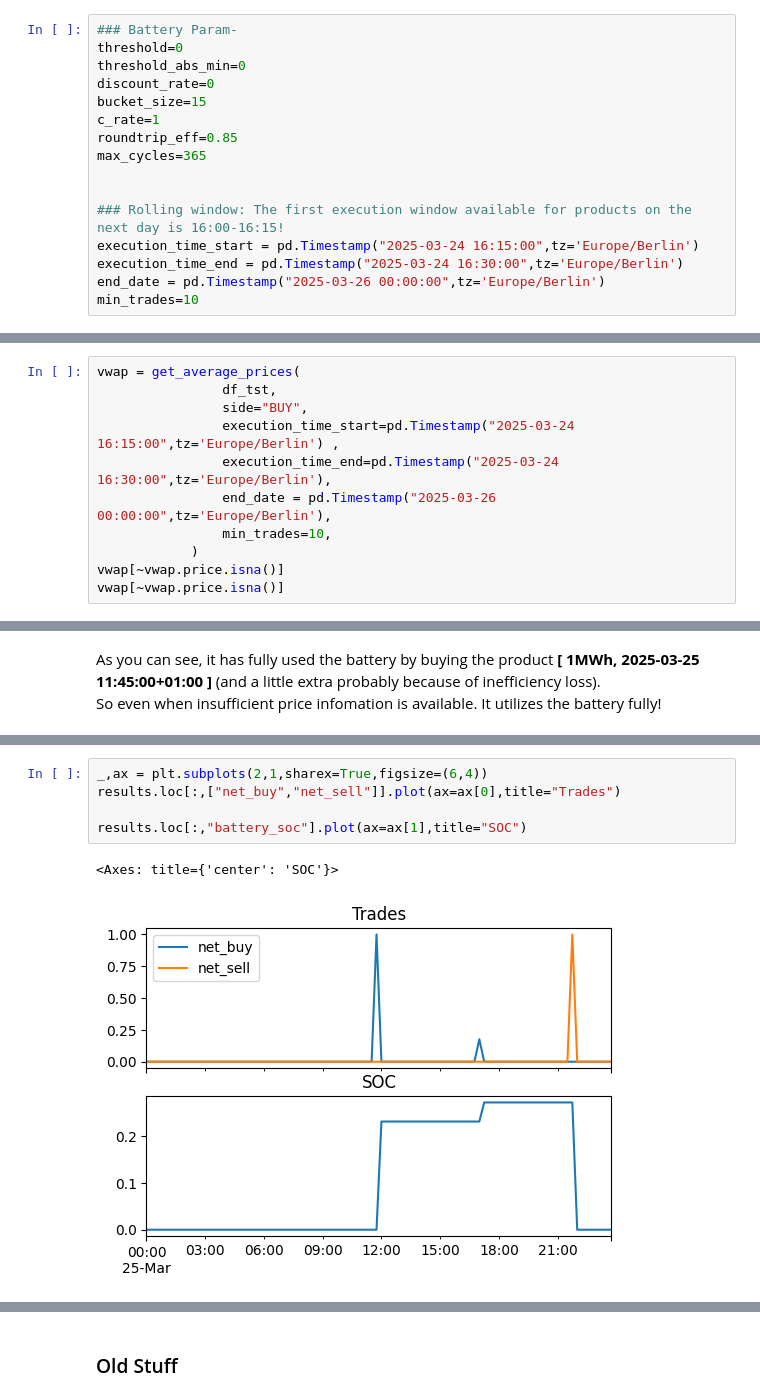
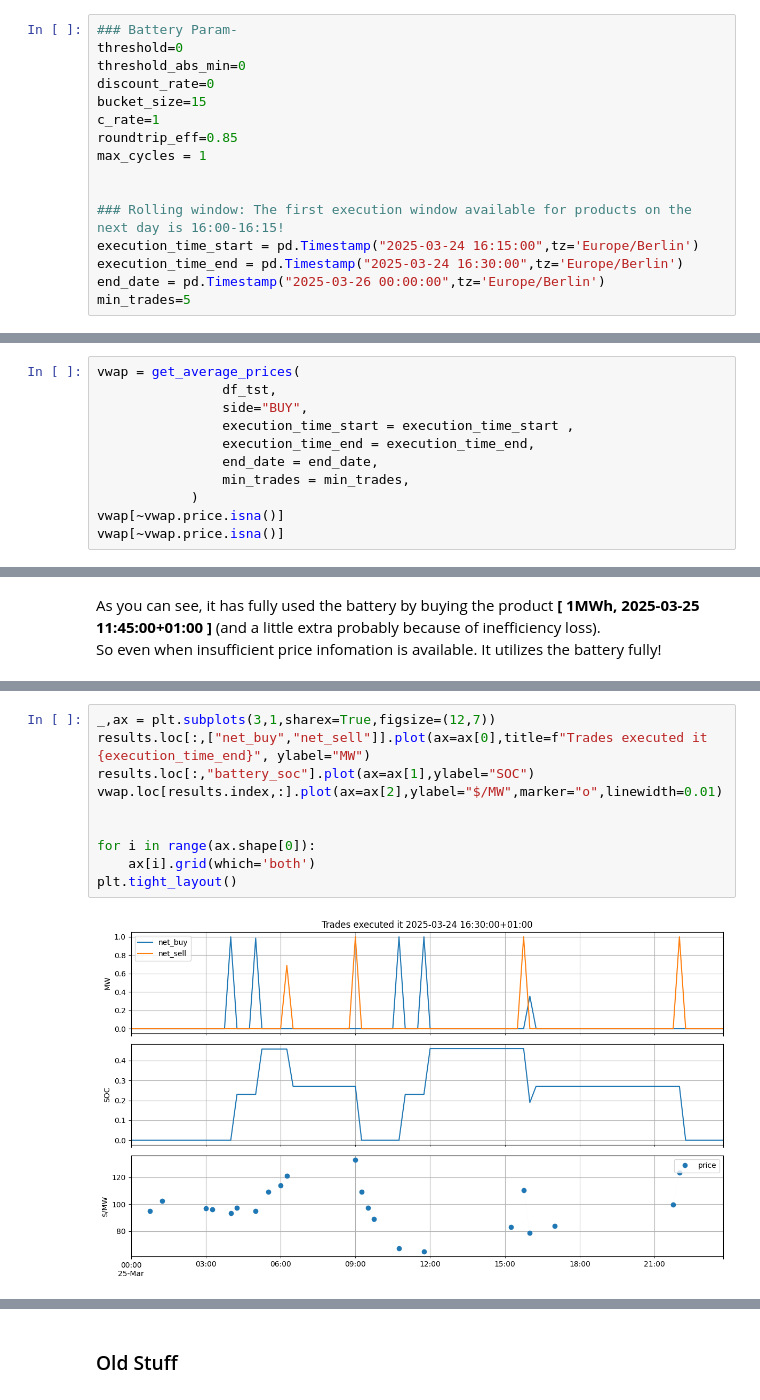
Before and after one commit to ub1999/Rolling-Intrinsic-BESS-Intraday-Trading, a Jupyter notebook: Code/Rolling Intrinsic/Rollingintrinsic_test.ipynb, the cells around one changed output, grey strips where cells are left out. Saved outputs shown, nothing was run; the diff lists cells and outputs as text.

Commit message:
Plottet results for 1 window

```diff
--- a/Code/Rolling Intrinsic/Rollingintrinsic_test.ipynb
+++ b/Code/Rolling Intrinsic/Rollingintrinsic_test.ipynb
@@ -133,24 +134,24 @@ discount_rate=0
 bucket_size=15
 c_rate=1
 roundtrip_eff=0.85
-max_cycles=365
+max_cycles = 1
 
 
 ### Rolling window: The first execution window available for products on the next day is 16:00-16:15!
 execution_time_start = pd.Timestamp("2025-03-24 16:15:00",tz='Europe/Berlin')
 execution_time_end = pd.Timestamp("2025-03-24 16:30:00",tz='Europe/Berlin')
 end_date = pd.Timestamp("2025-03-26 00:00:00",tz='Europe/Berlin')
-min_trades=10
+min_trades=5
 # %% [markdown]
 Volume Weighted averge price based on the trades done at 16:00 - 16:15
 # %%
 vwap = get_average_prices(
                 df_tst,
                 side="BUY",
-                execution_time_start=pd.Timestamp("2025-03-24 16:15:00",tz='Europe/Berlin') ,
-                execution_time_end=pd.Timestamp("2025-03-24 16:30:00",tz='Europe/Berlin'),
-                end_date = pd.Timestamp("2025-03-26 00:00:00",tz='Europe/Berlin'),
-                min_trades=10,
+                execution_time_start = execution_time_start ,
+                execution_time_end = execution_time_end,
+                end_date = end_date,
+                min_trades = min_trades,
             )
 vwap[~vwap.price.isna()]
 vwap[~vwap.price.isna()]
@@ -227,8 +260,12 @@ results
 # %%
-_,ax = plt.subplots(2,1,sharex=True,figsize=(6,4))
-results.loc[:,["net_buy","net_sell"]].plot(ax=ax[0],title="Trades")
+_,ax = plt.subplots(3,1,sharex=True,figsize=(12,7))
+results.loc[:,["net_buy","net_sell"]].plot(ax=ax[0],title=f"Trades executed it {execution_time_end}", ylabel="MW")
+results.loc[:,"battery_soc"].plot(ax=ax[1],ylabel="SOC")
+vwap.loc[results.index,:].plot(ax=ax[2],ylabel="$/MW",marker="o",linewidth=0.01)
 
-results.loc[:,"battery_soc"].plot(ax=ax[1],title="SOC")
+
+for i in range(ax.shape[0]):
+    ax[i].grid(which='both')
+plt.tight_layout()
 # %% [output]
-<Axes: title={'center': 'SOC'}>
-[figure, old version]
+[figure, new version]
```
Also changed, not shown: parts of 7 cells of this notebook.
